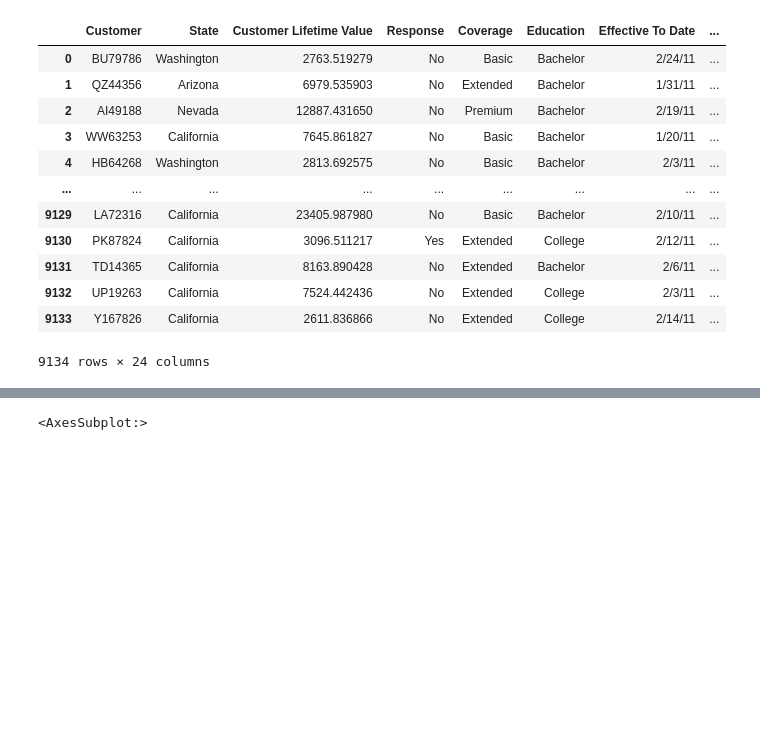
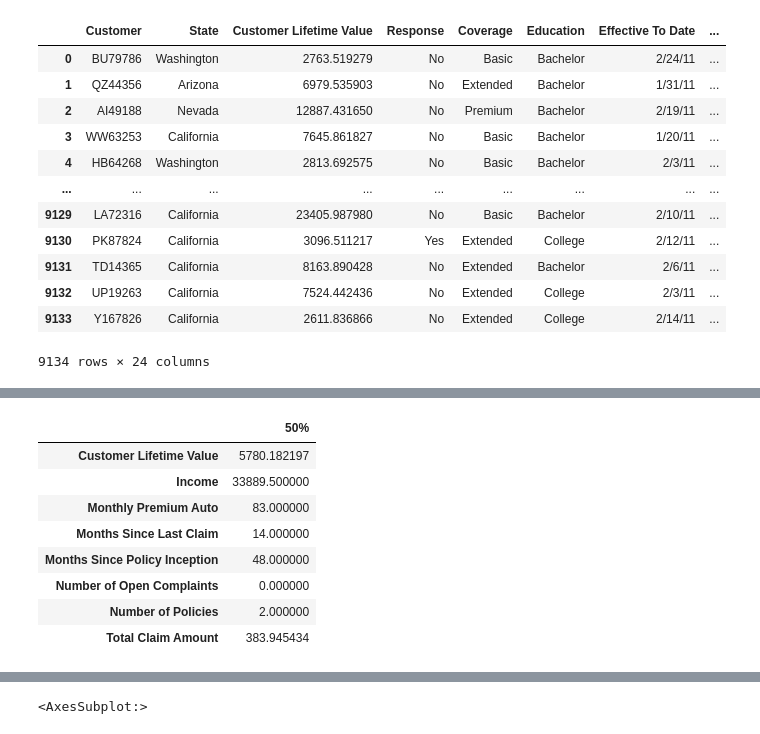
Before and after one commit to chicopolilla/Raul_Lab, a Jupyter notebook: Lab_Customer_Analysis_Round_3/Lab_custumer_analysis_round_3.ipynb, the cells around one changed output, grey strips where cells are left out. Saved outputs shown, nothing was run; the diff lists cells and outputs as text; code cells hidden in the pictures; blank space fills up the shorter version.

```diff
--- a/Lab_Customer_Analysis_Round_3/Lab_custumer_analysis_round_3.ipynb
+++ b/Lab_Customer_Analysis_Round_3/Lab_custumer_analysis_round_3.ipynb
@@ -38 +56,14 @@ data.describe()
+# %%
+tabla_describe=data.describe().T.rename()
+tabla_describe[['50%']].
+# %% [output]
+|  | 50% |
+| Customer Lifetime Value | 5780.182197 |
+| Income | 33889.500000 |
+| Monthly Premium Auto | 83.000000 |
+| Months Since Last Claim | 14.000000 |
+| Months Since Policy Inception | 48.000000 |
+| Number of Open Complaints | 0.000000 |
+| Number of Policies | 2.000000 |
+| Total Claim Amount | 383.945434 |
 # %%
```
Also changed, not shown: parts of 3 cells of this notebook.
